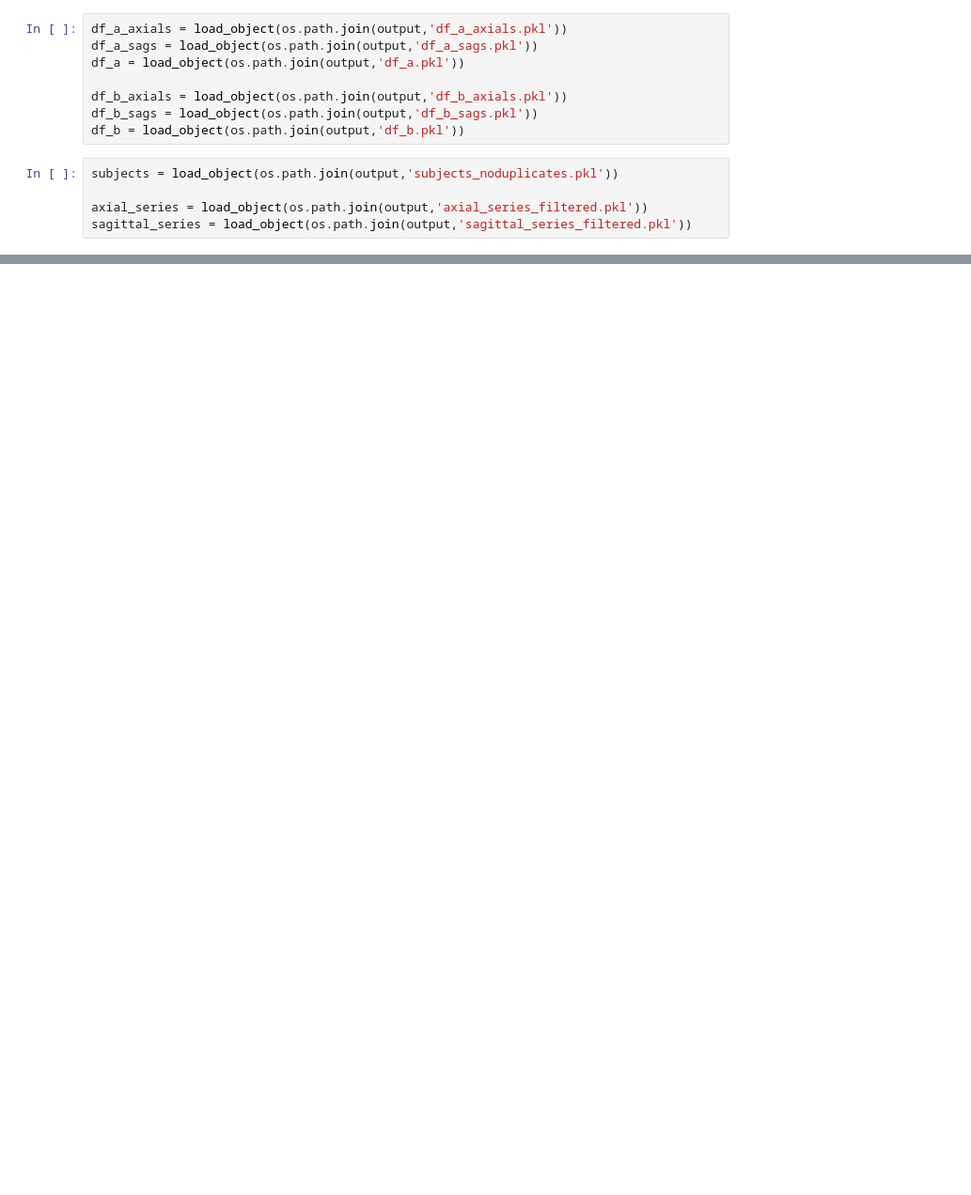
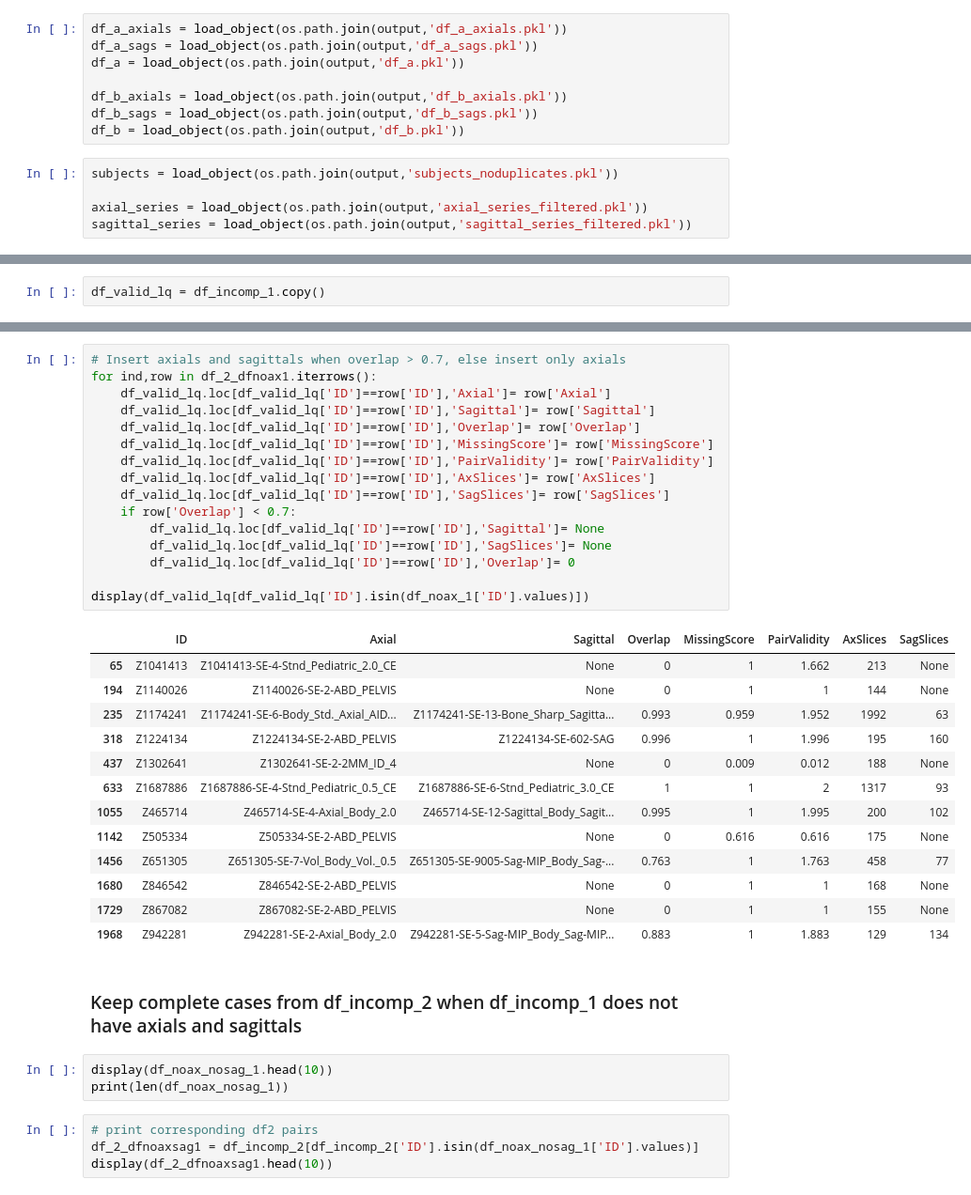
Before and after one commit to cchmc-dll/pediatric_sarcopenia_pipeline, a Jupyter notebook: debug.ipynb, the cells around one changed output, grey strips where cells are left out. Shown at 94% size. Saved outputs shown, nothing was run; the diff lists cells and outputs as text; blank space fills up the shorter version.

```diff
--- a/debug.ipynb
+++ b/debug.ipynb
@@ -370,0 +589,2 @@ len(set(valid_ids))
+# %%
+df_valid_lq = df_incomp_1.copy()
@@ -370,0 +639,39 @@ len(set(valid_ids))
+# %%
+# Insert axials and sagittals when overlap > 0.7, else insert only axials
+for ind,row in df_2_dfnoax1.iterrows():
+    df_valid_lq.loc[df_valid_lq['ID']==row['ID'],'Axial']= row['Axial']
+    df_valid_lq.loc[df_valid_lq['ID']==row['ID'],'Sagittal']= row['Sagittal']
+    df_valid_lq.loc[df_valid_lq['ID']==row['ID'],'Overlap']= row['Overlap']
+    df_valid_lq.loc[df_valid_lq['ID']==row['ID'],'MissingScore']= row['MissingScore']
+    df_valid_lq.loc[df_valid_lq['ID']==row['ID'],'PairValidity']= row['PairValidity']
+    df_valid_lq.loc[df_valid_lq['ID']==row['ID'],'AxSlices']= row['AxSlices']
+    df_valid_lq.loc[df_valid_lq['ID']==row['ID'],'SagSlices']= row['SagSlices']
+    if row['Overlap'] < 0.7:
+        df_valid_lq.loc[df_valid_lq['ID']==row['ID'],'Sagittal']= None
+        df_valid_lq.loc[df_valid_lq['ID']==row['ID'],'SagSlices']= None
+        df_valid_lq.loc[df_valid_lq['ID']==row['ID'],'Overlap']= 0
+
+display(df_valid_lq[df_valid_lq['ID'].isin(df_noax_1['ID'].values)])
+# %% [output]
+|  | ID | Axial | Sagittal | Overlap | MissingScore | PairValidity | AxSlices | SagSlices |
+| 65 | Z1041413 | Z1041413-SE-4-Stnd_Pediatric_2.0_CE | None | 0 | 1 | 1.662 | 213 | None |
+| 194 | Z1140026 | Z1140026-SE-2-ABD_PELVIS | None | 0 | 1 | 1 | 144 | None |
+| 235 | Z1174241 | Z1174241-SE-6-Body_Std._Axial_AID... | Z1174241-SE-13-Bone_Sharp_Sagitta... | 0.993 | 0.959 | 1.952 | 1992 | 63 |
+| 318 | Z1224134 | Z1224134-SE-2-ABD_PELVIS | Z1224134-SE-602-SAG | 0.996 | 1 | 1.996 | 195 | 160 |
+| 437 | Z1302641 | Z1302641-SE-2-2MM_ID_4 | None | 0 | 0.009 | 0.012 | 188 | None |
+| 633 | Z1687886 | Z1687886-SE-4-Stnd_Pediatric_0.5_CE | Z1687886-SE-6-Stnd_Pediatric_3.0_CE | 1 | 1 | 2 | 1317 | 93 |
+| 1055 | Z465714 | Z465714-SE-4-Axial_Body_2.0 | Z465714-SE-12-Sagittal_Body_Sagit... | 0.995 | 1 | 1.995 | 200 | 102 |
+| 1142 | Z505334 | Z505334-SE-2-ABD_PELVIS | None | 0 | 0.616 | 0.616 | 175 | None |
+| 1456 | Z651305 | Z651305-SE-7-Vol_Body_Vol._0.5 | Z651305-SE-9005-Sag-MIP_Body_Sag-... | 0.763 | 1 | 1.763 | 458 | 77 |
+| 1680 | Z846542 | Z846542-SE-2-ABD_PELVIS | None | 0 | 1 | 1 | 168 | None |
+| 1729 | Z867082 | Z867082-SE-2-ABD_PELVIS | None | 0 | 1 | 1 | 155 | None |
+| 1968 | Z942281 | Z942281-SE-2-Axial_Body_2.0 | Z942281-SE-5-Sag-MIP_Body_Sag-MIP... | 0.883 | 1 | 1.883 | 129 | 134 |
+# %% [markdown]
+### Keep complete cases from df_incomp_2 when df_incomp_1 does not have axials and sagittals
+# %%
+display(df_noax_nosag_1.head(10))
+print(len(df_noax_nosag_1))
+# %%
+# print corresponding df2 pairs
+df_2_dfnoaxsag1 = df_incomp_2[df_incomp_2['ID'].isin(df_noax_nosag_1['ID'].values)]
+display(df_2_dfnoaxsag1.head(10))
```
Also changed, not shown: parts of 105 cells of this notebook, 4 other files.
